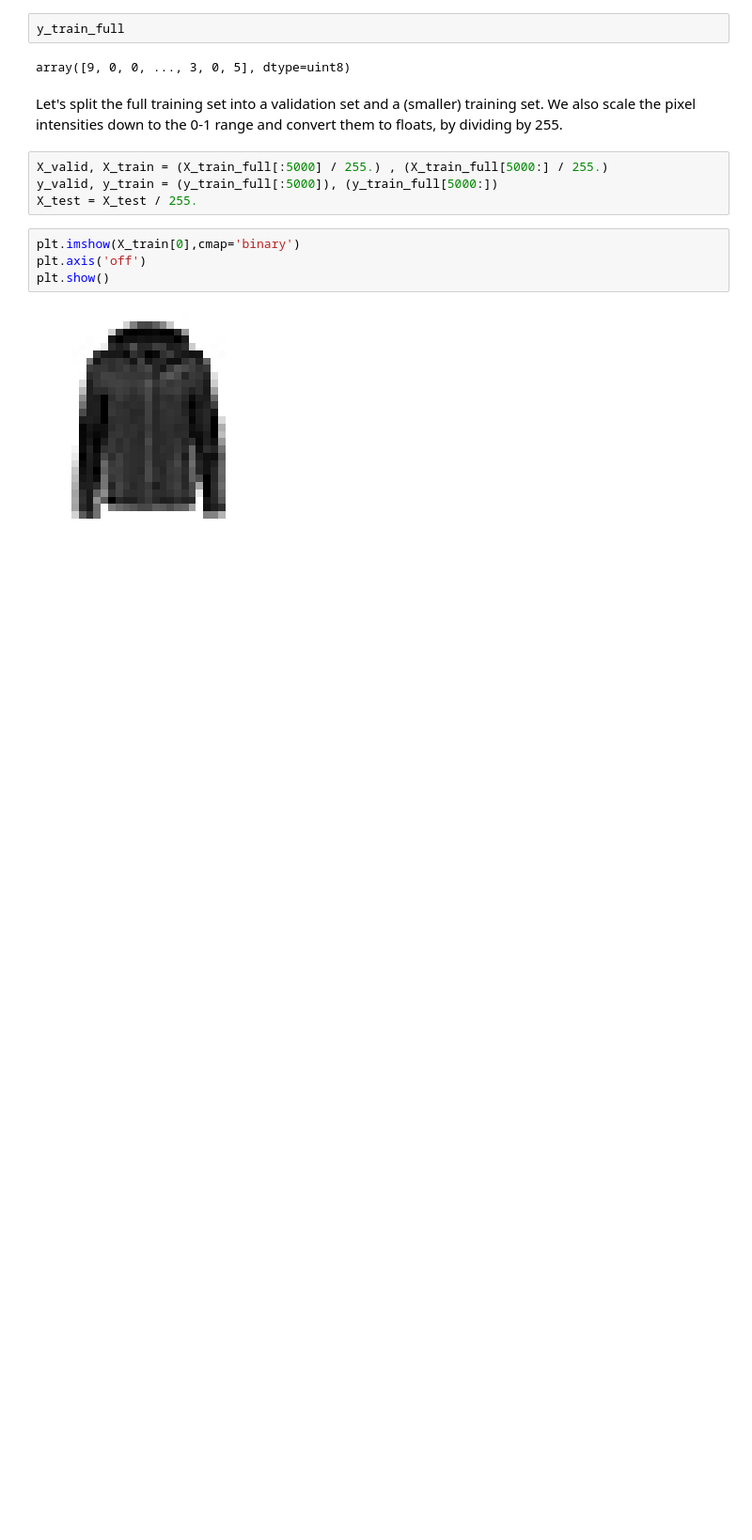
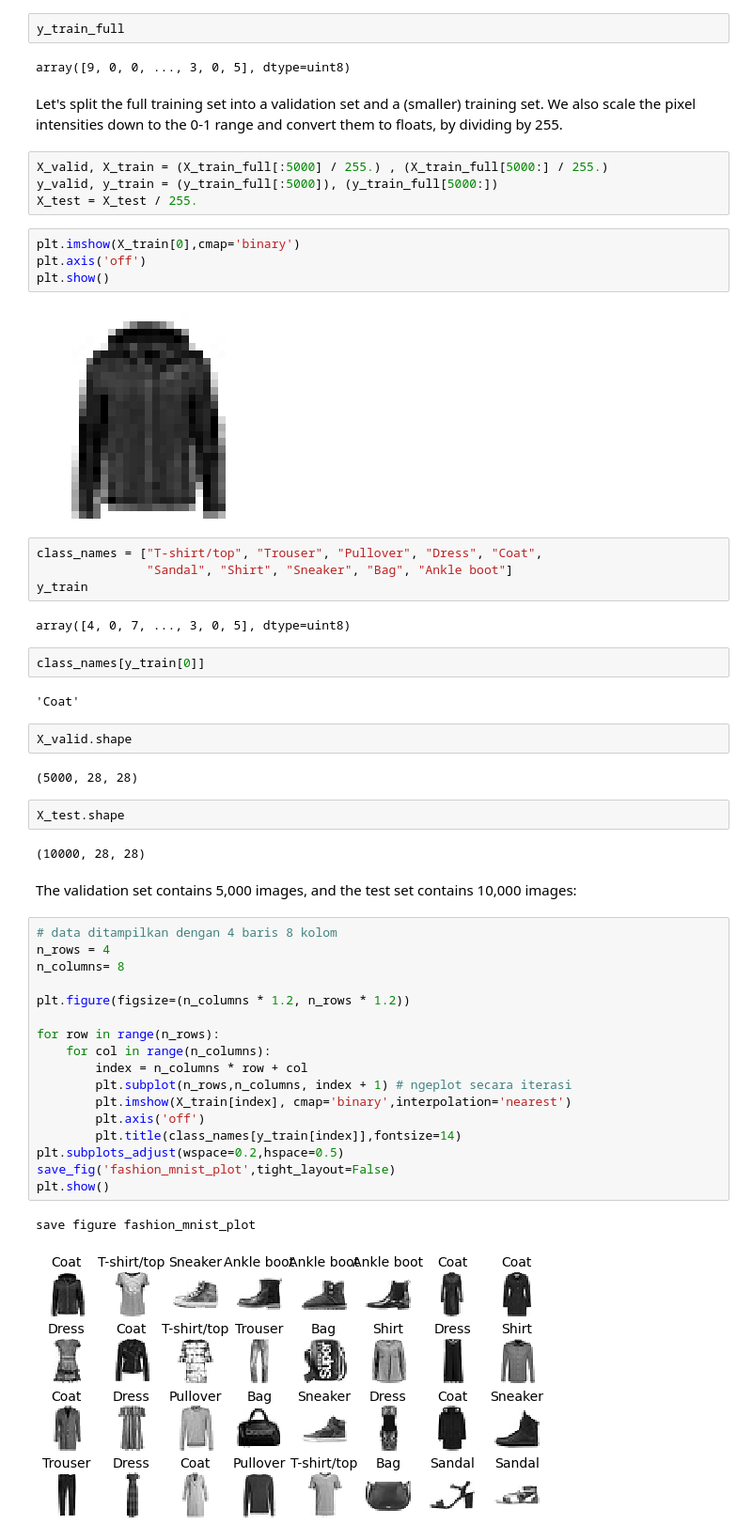
Before and after one commit to TeguhPermana666/Artificial-Neural-Network, a Jupyter notebook: MNIST.ipynb, the cells around one changed output. Shown at 94% size. Drawn from its saved outputs; the diff is of its cells as text; blank space fills up the shorter version.

Commit message:
[ Plot fashion Mnist]

```diff
--- a/MNIST.ipynb
+++ b/MNIST.ipynb
@@ -78,3 +79,43 @@ plt.axis('off')
 plt.show()
 # %% [output]
 [figure]
+# %%
+class_names = ["T-shirt/top", "Trouser", "Pullover", "Dress", "Coat",
+               "Sandal", "Shirt", "Sneaker", "Bag", "Ankle boot"]
+y_train
+# %% [output]
+array([4, 0, 7, ..., 3, 0, 5], dtype=uint8)
+# %%
+class_names[y_train[0]]
+# %% [output]
+'Coat'
+# %%
+X_valid.shape
+# %% [output]
+(5000, 28, 28)
+# %%
+X_test.shape
+# %% [output]
+(10000, 28, 28)
+# %% [markdown]
+The validation set contains 5,000 images, and the test set contains 10,000 images:
+# %%
+# data ditampilkan dengan 4 baris 8 kolom
+n_rows = 4
+n_columns= 8
+
+plt.figure(figsize=(n_columns * 1.2, n_rows * 1.2))
+
+for row in range(n_rows):
+    for col in range(n_columns):
+        index = n_columns * row + col
+        plt.subplot(n_rows,n_columns, index + 1) # ngeplot secara iterasi
+        plt.imshow(X_train[index], cmap='binary',interpolation='nearest')
+        plt.axis('off')
+        plt.title(class_names[y_train[index]],fontsize=14)
+plt.subplots_adjust(wspace=0.2,hspace=0.5)
+save_fig('fashion_mnist_plot',tight_layout=False)
+plt.show()
+# %% [output]
+save figure fashion_mnist_plot
+[figure, added]
```
Also changed, not shown: 1 other file.
